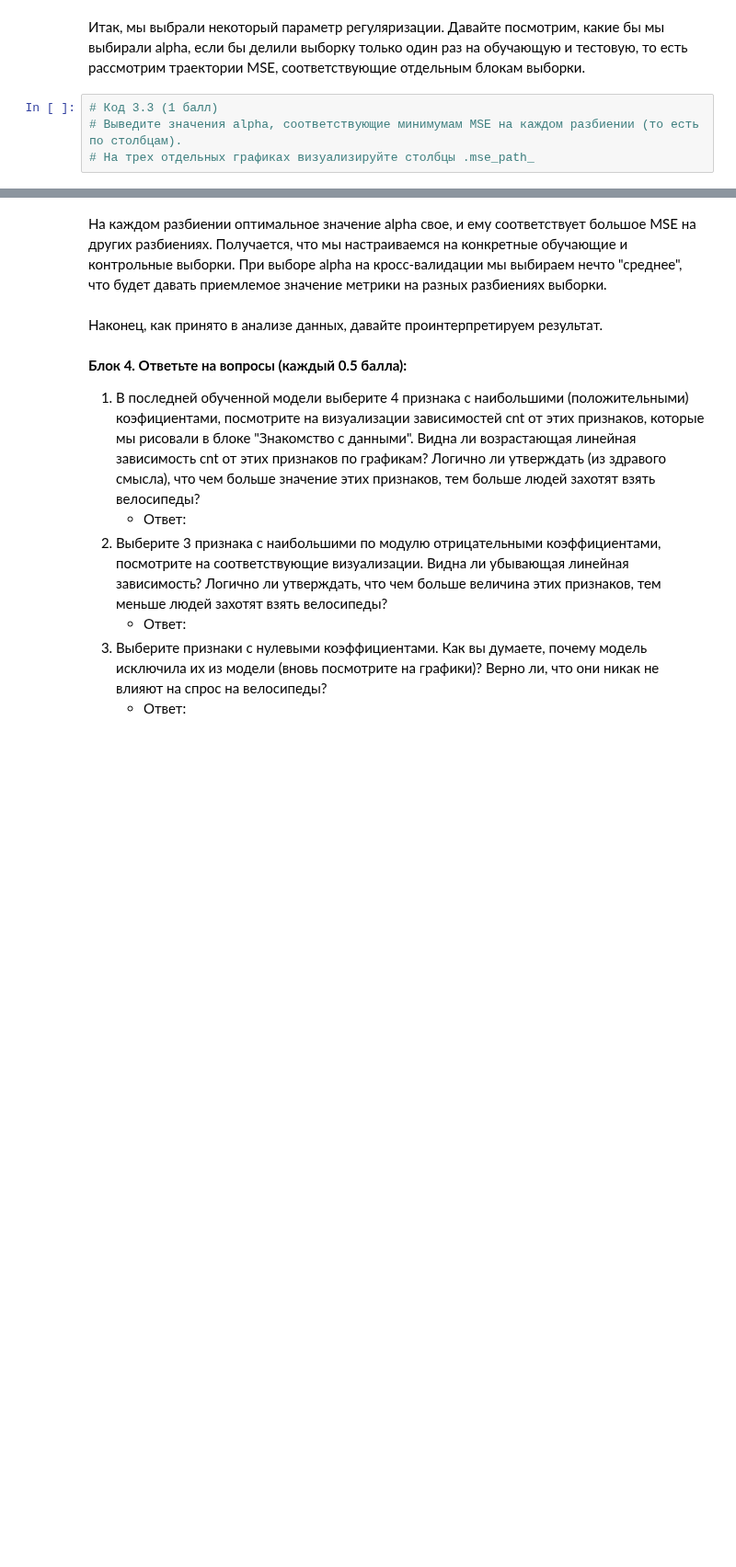
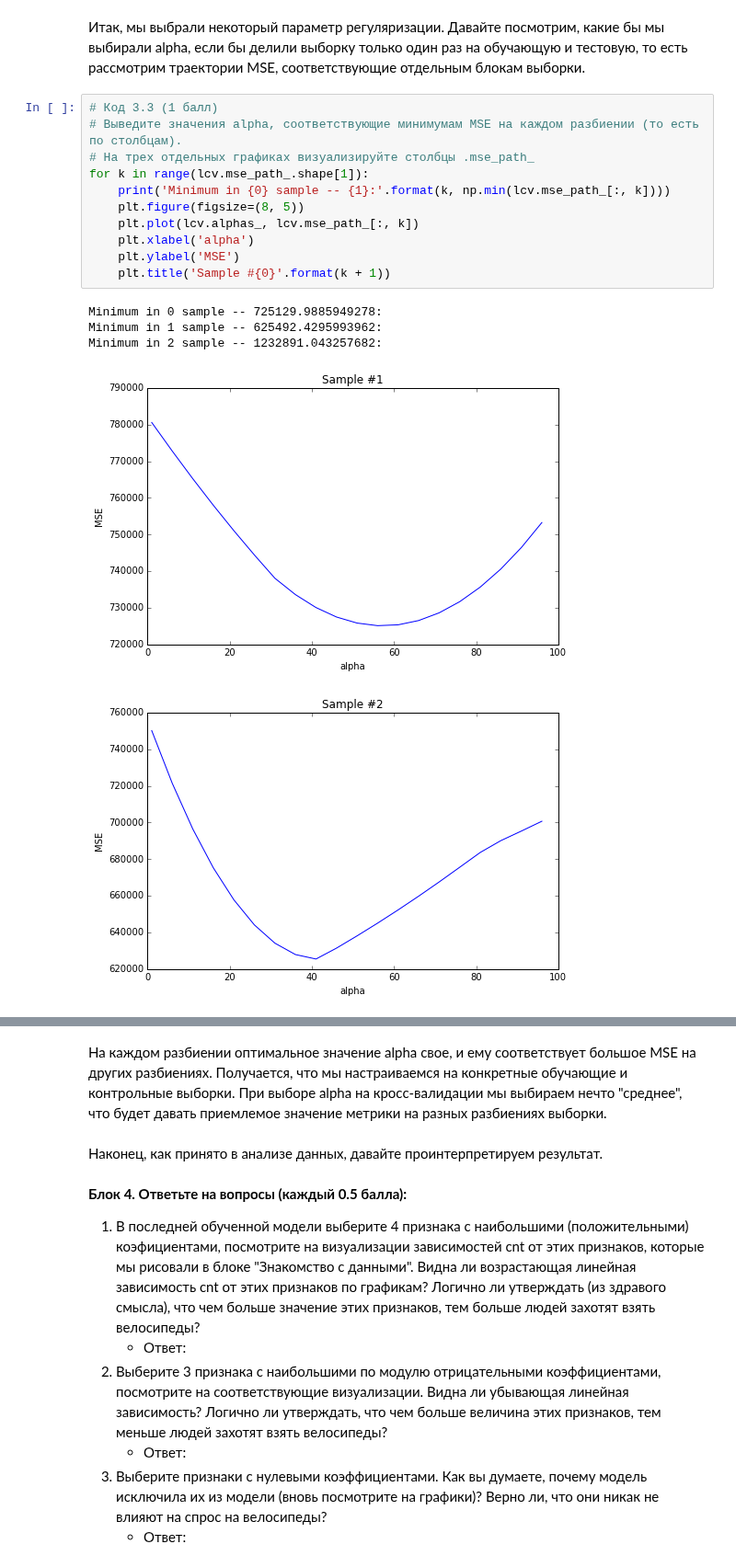
Before and after one commit to dbulgakov/HSE_DataMiningHW, a Jupyter notebook: DataAnalysis/Homeworks/Solutions/HW3/HW3_solution.ipynb, the cells around one changed output, grey strips where cells are left out. Shown at 92% size. Cells and saved outputs as stored; diff of their text form; blank space fills up the shorter version.

```diff
--- a/DataAnalysis/Homeworks/Solutions/HW3/HW3_solution.ipynb
+++ b/DataAnalysis/Homeworks/Solutions/HW3/HW3_solution.ipynb
@@ -272,4 +307,17 @@ alphas = np.arange(1, 100, 5)
 # %%
 # Код 3.3 (1 балл)
 # Выведите значения alpha, соответствующие минимумам MSE на каждом разбиении (то есть по столбцам).
 # На трех отдельных графиках визуализируйте столбцы .mse_path_
+for k in range(lcv.mse_path_.shape[1]):
+    print('Minimum in {0} sample -- {1}:'.format(k, np.min(lcv.mse_path_[:, k])))
+    plt.figure(figsize=(8, 5))
+    plt.plot(lcv.alphas_, lcv.mse_path_[:, k])
+    plt.xlabel('alpha')
+    plt.ylabel('MSE')
+    plt.title('Sample #{0}'.format(k + 1))
+# %% [output]
+Minimum in 0 sample -- 725129.9885949278:
+Minimum in 1 sample -- 625492.4295993962:
+Minimum in 2 sample -- 1232891.043257682:
+[figure, added]
+[figure, added]
```
Also changed, not shown: parts of 6 cells of this notebook.
